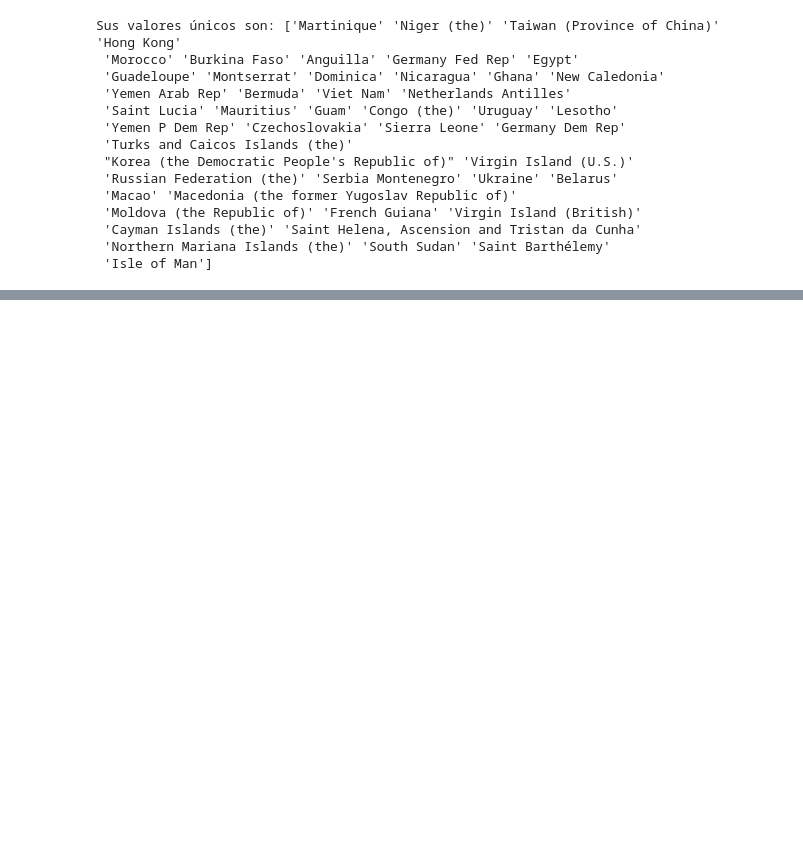
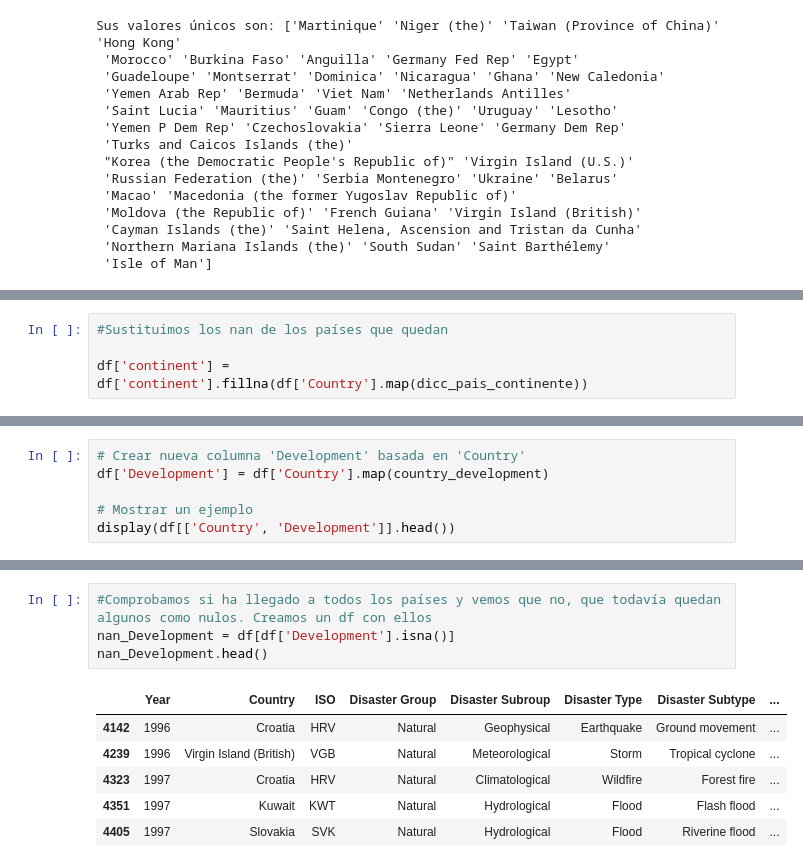
Before and after one commit to mpenacasares/pair-programming-modulo-4-tableau, a Jupyter notebook: EDA_natural_disaster.ipynb, the cells around one changed output, grey strips where cells are left out. Saved outputs shown, nothing was run; the diff lists cells and outputs as text; blank space fills up the shorter version.

```diff
--- a/EDA_natural_disaster.ipynb
+++ b/EDA_natural_disaster.ipynb
@@ -349,0 +371,4 @@ Sus valores únicos son: ['Martinique' 'Niger (the)' 'Taiwan (Province of China)
+# %%
+#Sustituimos los nan de los países que quedan
+
+df['continent'] = df['continent'].fillna(df['Country'].map(dicc_pais_continente))
@@ -349,0 +607,6 @@ Sus valores únicos son: ['Martinique' 'Niger (the)' 'Taiwan (Province of China)
+# %%
+# Crear nueva columna 'Development' basada en 'Country'
+df['Development'] = df['Country'].map(country_development)
+
+# Mostrar un ejemplo
+display(df[['Country', 'Development']].head())
@@ -349,0 +620,11 @@ Sus valores únicos son: ['Martinique' 'Niger (the)' 'Taiwan (Province of China)
+# %%
+#Comprobamos si ha llegado a todos los países y vemos que no, que todavía quedan algunos como nulos. Creamos un df con ellos
+nan_Development = df[df['Development'].isna()]
+nan_Development.head()
+# %% [output]
+|  | Year | Country | ISO | Disaster Group | Disaster Subroup | Disaster Type | Disaster Subtype | ... |
+| 4142 | 1996 | Croatia | HRV | Natural | Geophysical | Earthquake | Ground movement | ... |
+| 4239 | 1996 | Virgin Island (British) | VGB | Natural | Meteorological | Storm | Tropical cyclone | ... |
+| 4323 | 1997 | Croatia | HRV | Natural | Climatological | Wildfire | Forest fire | ... |
+| 4351 | 1997 | Kuwait | KWT | Natural | Hydrological | Flood | Flash flood | ... |
+| 4405 | 1997 | Slovakia | SVK | Natural | Hydrological | Flood | Riverine flood | ... |
```
Also changed, not shown: parts of 27 cells of this notebook.
